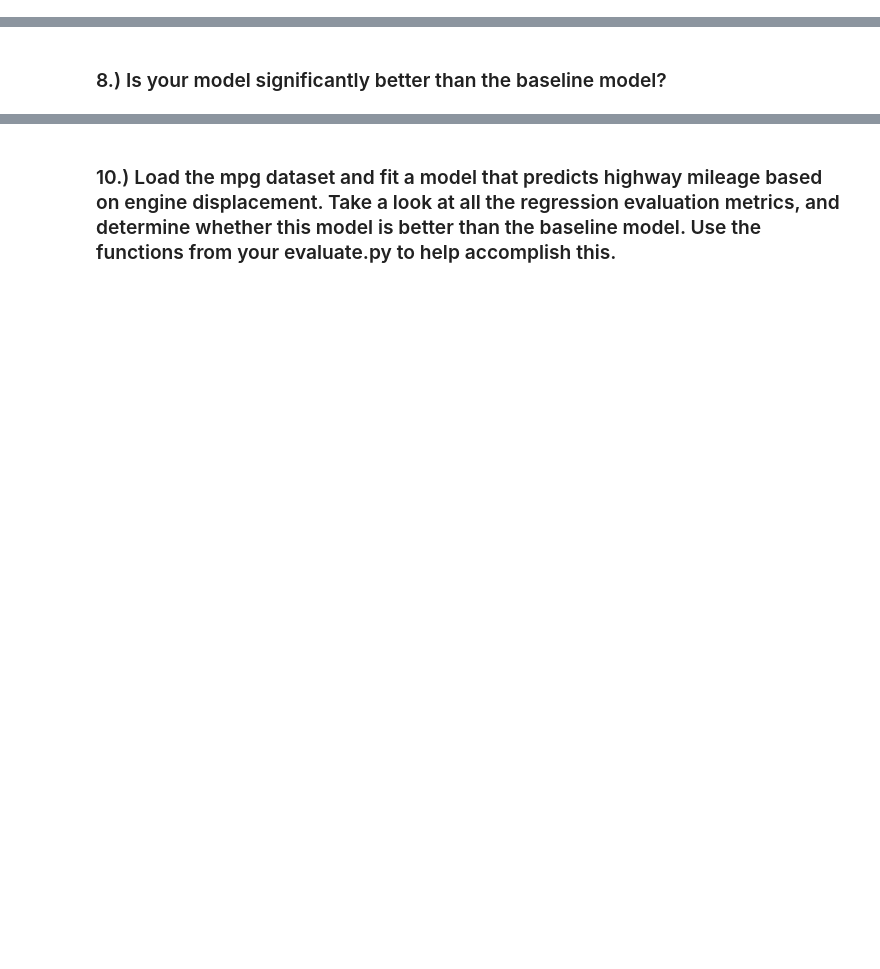
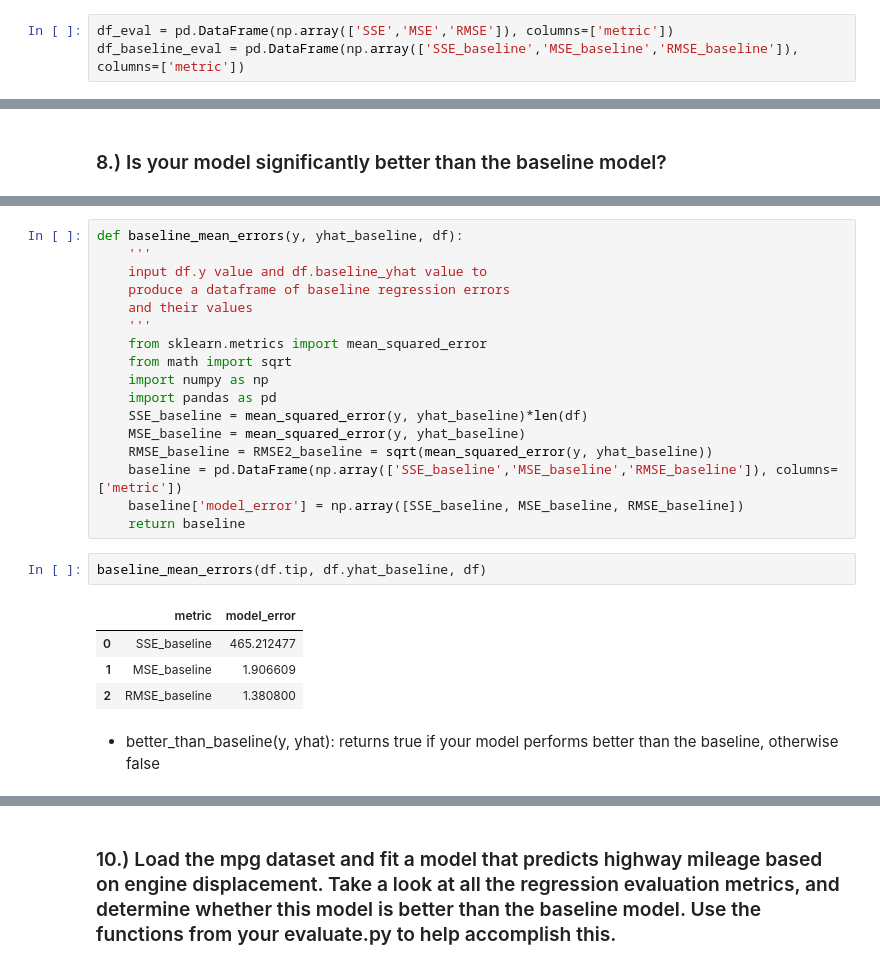
Before and after one commit to jivemachine/ds-methodologies-exercises, a Jupyter notebook: regression/evaluate.ipynb, the cells around one changed output, grey strips where cells are left out. Saved outputs shown, nothing was run; the diff lists cells and outputs as text; blank space fills up the shorter version.

```diff
--- a/regression/evaluate.ipynb
+++ b/regression/evaluate.ipynb
@@ -89,0 +137,3 @@ plt.show()
+# %%
+df_eval = pd.DataFrame(np.array(['SSE','MSE','RMSE']), columns=['metric'])
+df_baseline_eval = pd.DataFrame(np.array(['SSE_baseline','MSE_baseline','RMSE_baseline']), columns=['metric'])
@@ -95,0 +278,26 @@ plt.show()
+# %%
+def baseline_mean_errors(y, yhat_baseline, df):
+    '''
+    input df.y value and df.baseline_yhat value to
+    produce a dataframe of baseline regression errors
+    and their values
+    '''
+    from sklearn.metrics import mean_squared_error
+    from math import sqrt
+    import numpy as np
+    import pandas as pd
+    SSE_baseline = mean_squared_error(y, yhat_baseline)*len(df)
+    MSE_baseline = mean_squared_error(y, yhat_baseline)
+    RMSE_baseline = RMSE2_baseline = sqrt(mean_squared_error(y, yhat_baseline))
+    baseline = pd.DataFrame(np.array(['SSE_baseline','MSE_baseline','RMSE_baseline']), columns=['metric'])
+    baseline['model_error'] = np.array([SSE_baseline, MSE_baseline, RMSE_baseline])
+    return baseline
+# %%
+baseline_mean_errors(df.tip, df.yhat_baseline, df)
+# %% [output]
+|  | metric | model_error |
+| 0 | SSE_baseline | 465.212477 |
+| 1 | MSE_baseline | 1.906609 |
+| 2 | RMSE_baseline | 1.380800 |
+# %% [markdown]
+- better_than_baseline(y, yhat): returns true if your model performs better than the baseline, otherwise false
```
Also changed, not shown: parts of 30 cells of this notebook, 1 other file.
